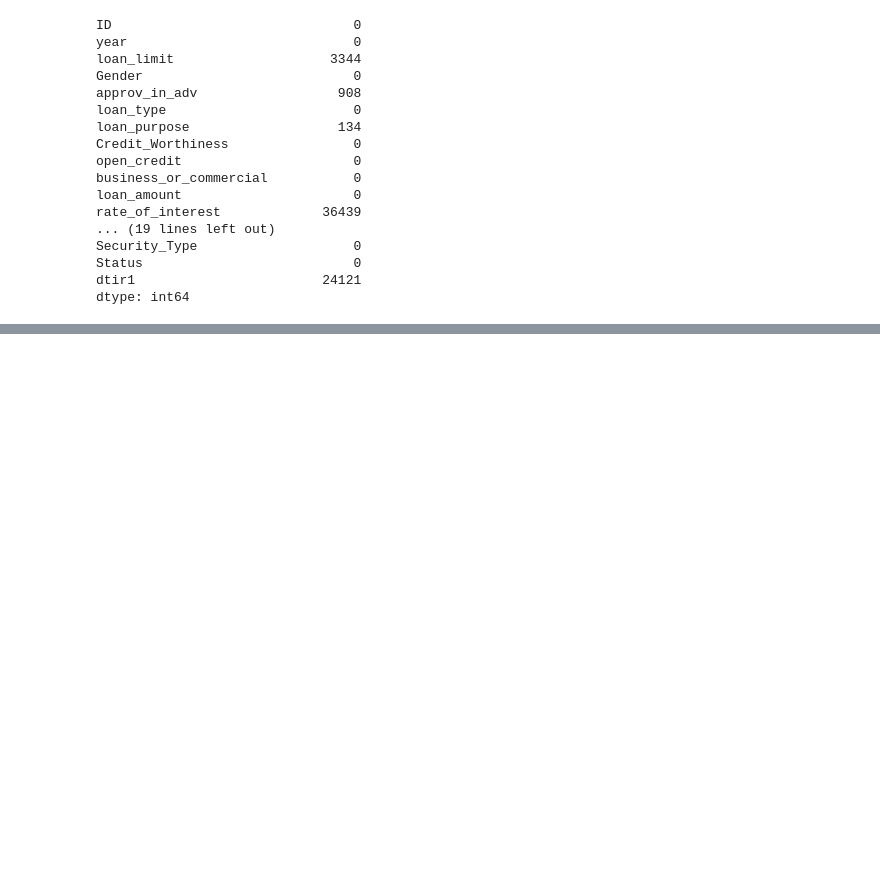
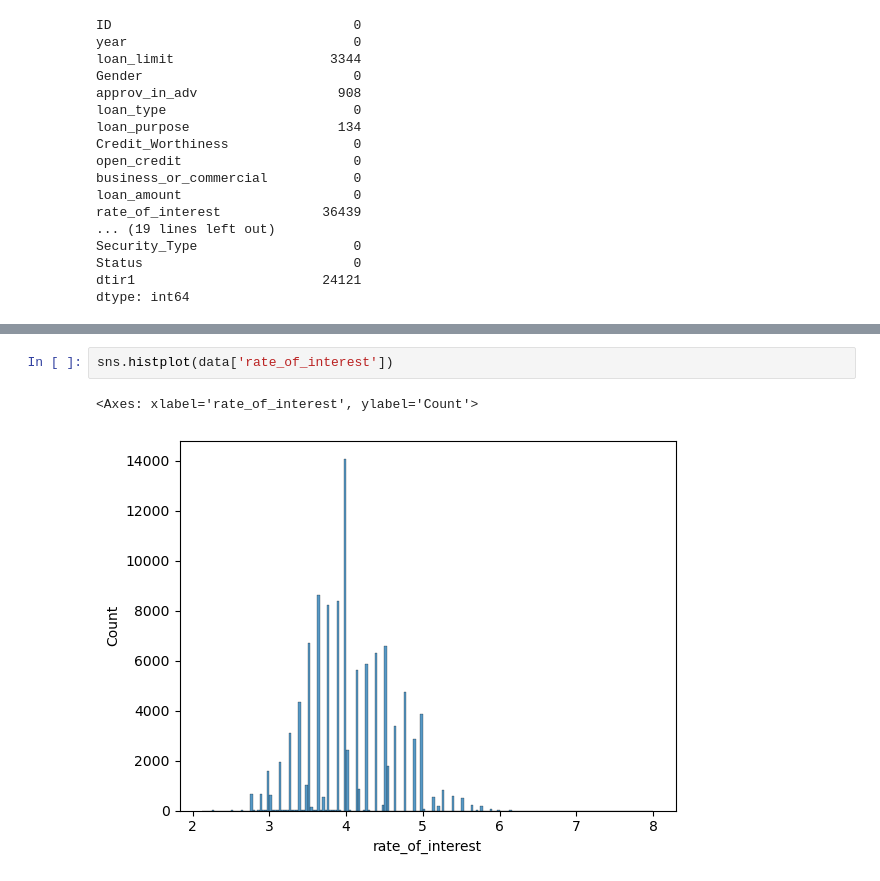
Before and after one commit to Janani-Jayavel/DataScience_Project_Works, a Jupyter notebook: Loan_default.ipynb, the cells around one changed output, grey strips where cells are left out. Drawn from its saved outputs; the diff is of its cells as text; blank space fills up the shorter version.

```diff
--- a/Loan_default.ipynb
+++ b/Loan_default.ipynb
@@ -60,0 +542,5 @@ dtype: int64
+# %%
+sns.histplot(data['rate_of_interest'])
+# %% [output]
+<Axes: xlabel='rate_of_interest', ylabel='Count'>
+[figure, added]
```
Also changed, not shown: parts of 74 cells of this notebook.
